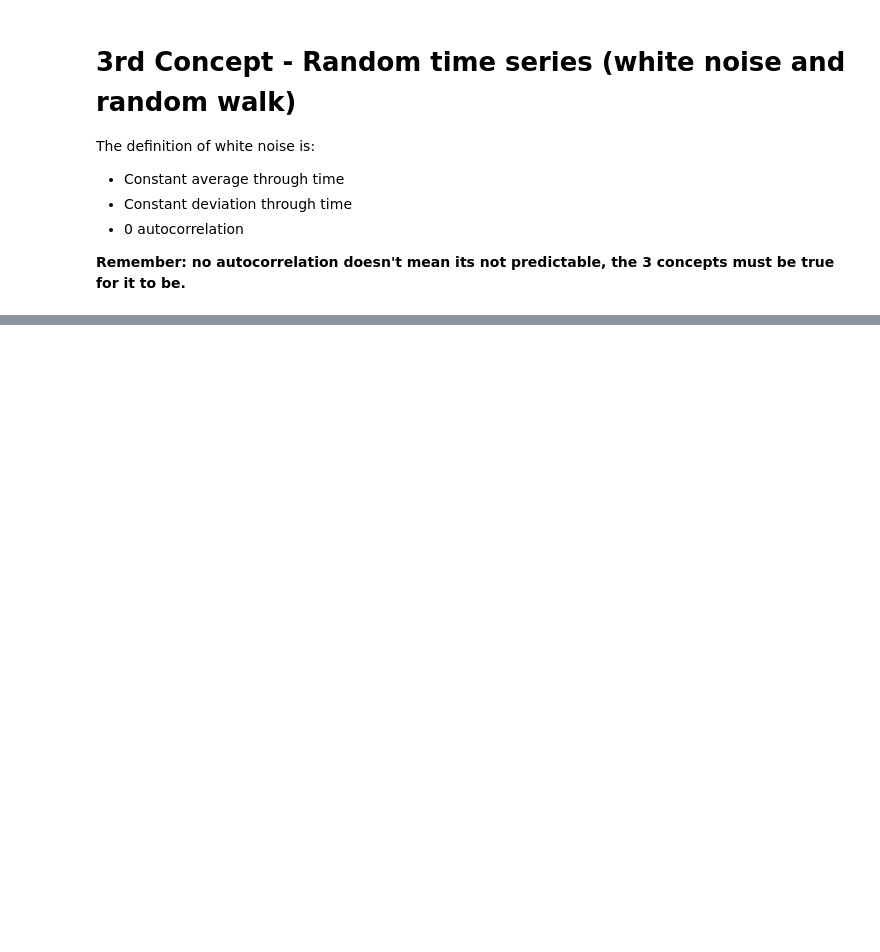
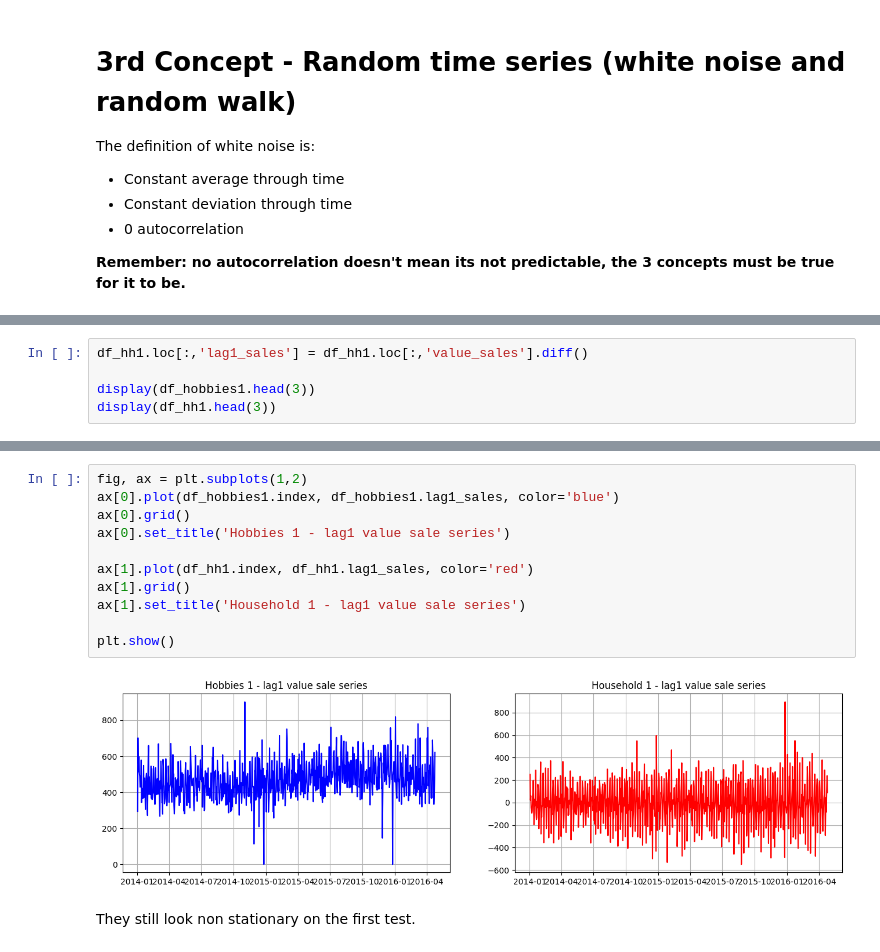
Before and after one commit to ads-felipe/time-series-studies, a Jupyter notebook: notebooks/time_series.ipynb, the cells around one changed output, grey strips where cells are left out. Cells and saved outputs as stored; diff of their text form; blank space fills up the shorter version.

```diff
--- a/notebooks/time_series.ipynb
+++ b/notebooks/time_series.ipynb
@@ -192,0 +231,5 @@ cicles and sazonality are different concepts, sazonality is when the cicles repe
+# %%
+df_hh1.loc[:,'lag1_sales'] = df_hh1.loc[:,'value_sales'].diff()
+
+display(df_hobbies1.head(3))
+display(df_hh1.head(3))
@@ -192,0 +247,15 @@ cicles and sazonality are different concepts, sazonality is when the cicles repe
+# %%
+fig, ax = plt.subplots(1,2)
+ax[0].plot(df_hobbies1.index, df_hobbies1.lag1_sales, color='blue')
+ax[0].grid()
+ax[0].set_title('Hobbies 1 - lag1 value sale series')
+
+ax[1].plot(df_hh1.index, df_hh1.lag1_sales, color='red')
+ax[1].grid()
+ax[1].set_title('Household 1 - lag1 value sale series')
+
+plt.show()
+# %% [output]
+[figure, added]
+# %% [markdown]
+They still look non stationary on the first test.
```
Also changed, not shown: parts of 14 cells of this notebook.
